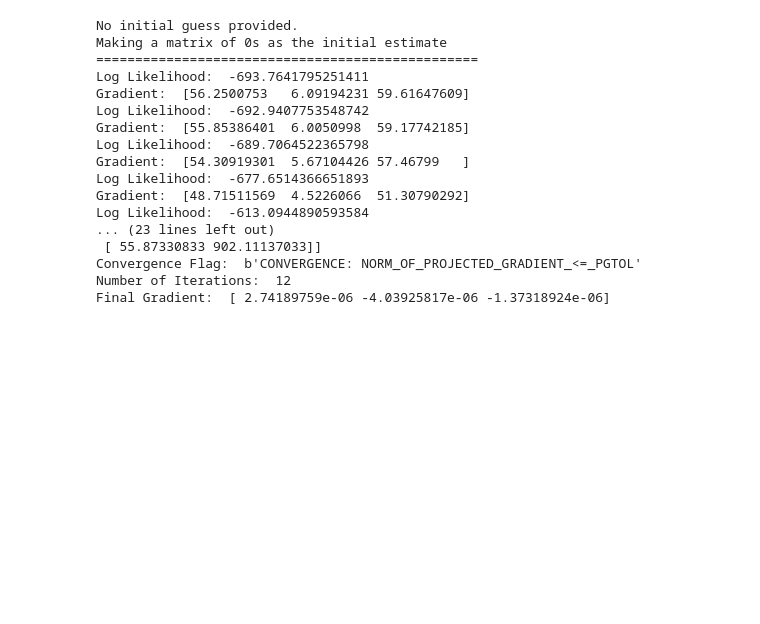
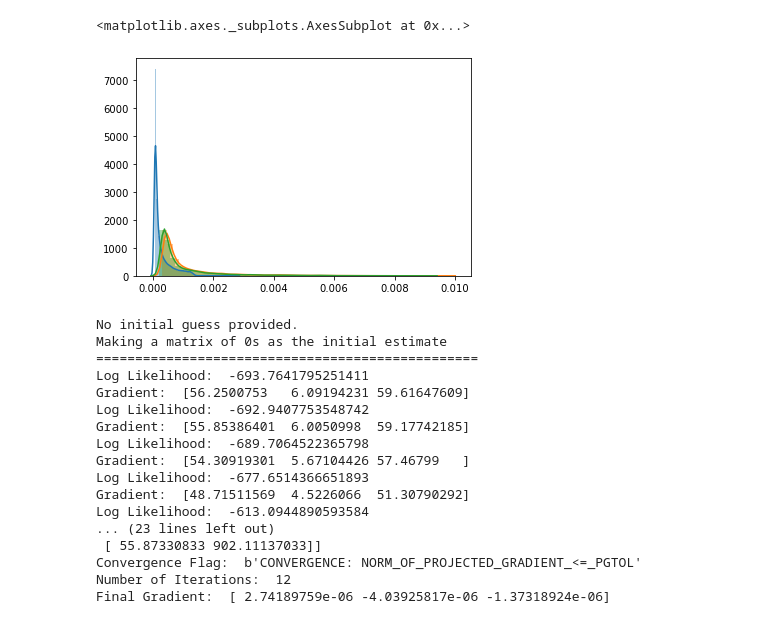
Before and after one commit to AlexTISYoung/snipar, a Jupyter notebook: ldsc_reg/playing_with_model.ipynb, the cells around one changed output. Cells and saved outputs as stored; diff of their text form; code cells hidden in the pictures; blank space fills up the shorter version.

```diff
--- a/ldsc_reg/playing_with_model.ipynb
+++ b/ldsc_reg/playing_with_model.ipynb
@@ -30,3 +51,10 @@ Effect Vectors Simulated!
+# %%
+sns.distplot(S[:, 0, 0][~np.isnan(S[:, 0, 0])])
+sns.distplot(S[:, 1, 1][~np.isnan(S[:, 1, 1])])
+sns.distplot(S[:, 2, 2][~np.isnan(S[:, 2, 2])])
+# %% [output]
+<matplotlib.axes._subplots.AxesSubplot at 0x...>
+[figure, added]
 # %%
 model.solve()
 # %% [output]
```
Also changed, not shown: parts of 4 cells of this notebook.
